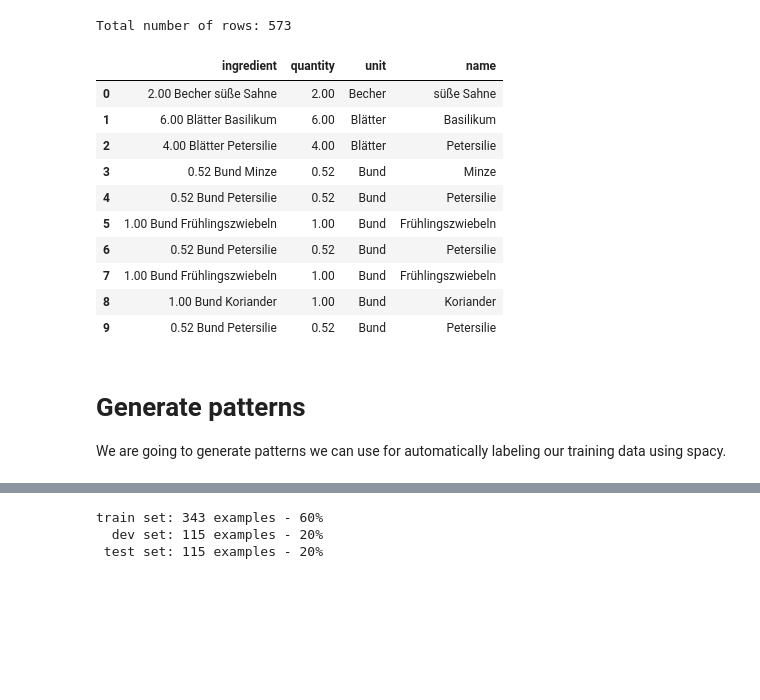
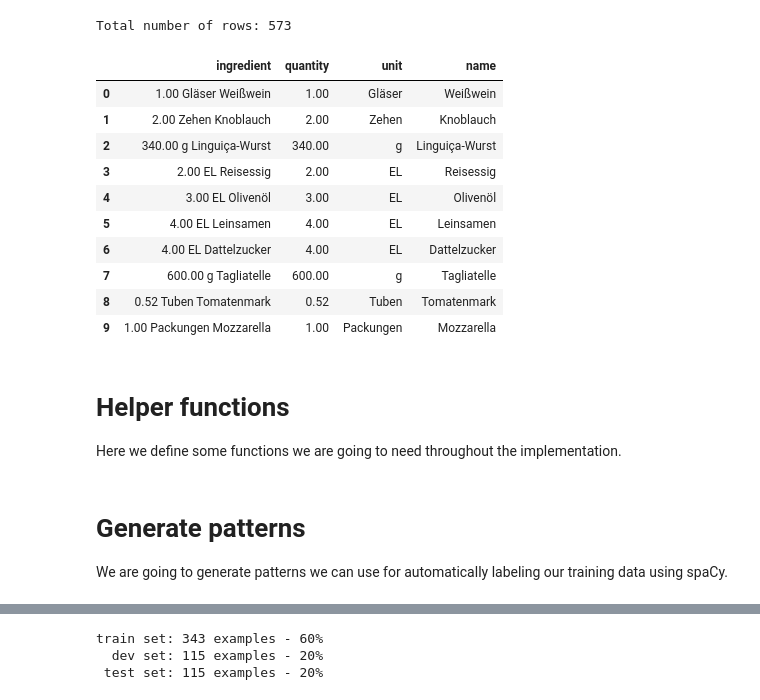
Before and after one commit to y-garcia/recipe-ingredient-classifier, a Jupyter notebook: 02_implementation.ipynb, the cells around one changed output, grey strips where cells are left out. Drawn from its saved outputs; the diff is of its cells as text; code cells hidden in the pictures; blank space fills up the shorter version.

```diff
--- a/02_implementation.ipynb
+++ b/02_implementation.ipynb
@@ -28,24 +56,28 @@ from pathlib import Path
 # %%
 csv_file = 'data/data.csv'
-ingredients_df = pd.read_csv(csv_file)
+ingredients_df = pd.read_csv(csv_file).sample(frac=1).reset_index(drop=True) # read and shuffle data
 
 print(f"Total number of rows: {len(ingredients_df.index)}")
 
 # print out the first few rows of data info
 ingredients_df.head(10)
 # %% [output]
 Total number of rows: 573
 |  | ingredient | quantity | unit | name |
-| 0 | 2.00 Becher süße Sahne | 2.00 | Becher | süße Sahne |
-| 1 | 6.00 Blätter Basilikum | 6.00 | Blätter | Basilikum |
-| 2 | 4.00 Blätter Petersilie | 4.00 | Blätter | Petersilie |
-| 3 | 0.52 Bund Minze | 0.52 | Bund | Minze |
-| 4 | 0.52 Bund Petersilie | 0.52 | Bund | Petersilie |
-| 5 | 1.00 Bund Frühlingszwiebeln | 1.00 | Bund | Frühlingszwiebeln |
-| 6 | 0.52 Bund Petersilie | 0.52 | Bund | Petersilie |
-| 7 | 1.00 Bund Frühlingszwiebeln | 1.00 | Bund | Frühlingszwiebeln |
-| 8 | 1.00 Bund Koriander | 1.00 | Bund | Koriander |
-| 9 | 0.52 Bund Petersilie | 0.52 | Bund | Petersilie |
+| 0 | 1.00 Gläser Weißwein | 1.00 | Gläser | Weißwein |
+| 1 | 2.00 Zehen Knoblauch | 2.00 | Zehen | Knoblauch |
+| 2 | 340.00 g Linguiça-Wurst | 340.00 | g | Linguiça-Wurst |
+| 3 | 2.00 EL Reisessig | 2.00 | EL | Reisessig |
+| 4 | 3.00 EL Olivenöl | 3.00 | EL | Olivenöl |
+| 5 | 4.00 EL Leinsamen | 4.00 | EL | Leinsamen |
+| 6 | 4.00 EL Dattelzucker | 4.00 | EL | Dattelzucker |
+| 7 | 600.00 g Tagliatelle | 600.00 | g | Tagliatelle |
+| 8 | 0.52 Tuben Tomatenmark | 0.52 | Tuben | Tomatenmark |
+| 9 | 1.00 Packungen Mozzarella | 1.00 | Packungen | Mozzarella |
+# %% [markdown]
+# Helper functions
+
+Here we define some functions we are going to need throughout the implementation.
 # %%
 pprinter = pprint.PrettyPrinter(indent=4)
 # %%
@@ -90,4 +150,4 @@ def generate_data(model, data, matcher):
 # %% [markdown]
 # Generate patterns
-We are going to generate patterns we can use for automatically labeling our training data using spacy.
+We are going to generate patterns we can use for automatically labeling our training data using spaCy.
 # %%
```
Also changed, not shown: parts of 35 cells of this notebook, 1 other file.
